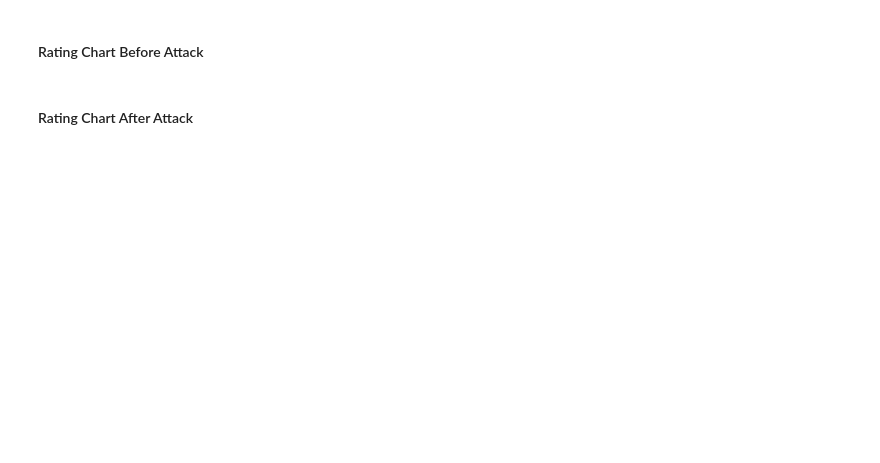
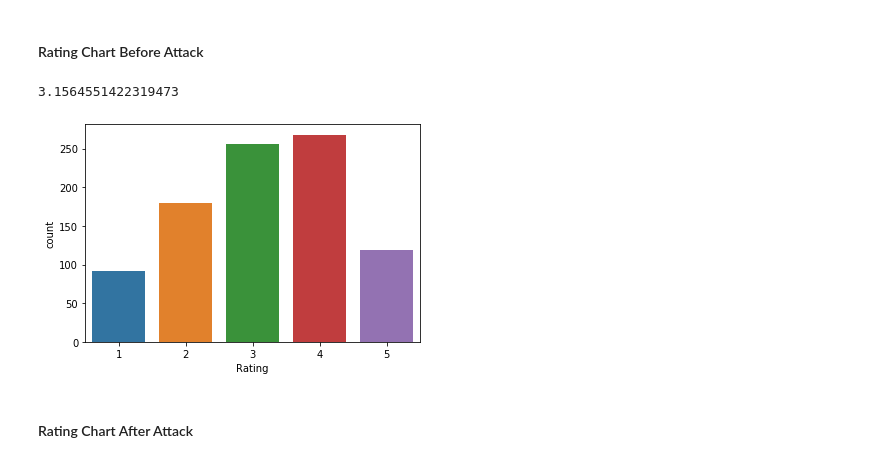
Before and after one commit to ebarkhordar/shilling-attack-detection-for-recommender-systems, a Jupyter notebook: analyze.ipynb, the cells around one changed output. Drawn from its saved outputs; the diff is of its cells as text; code cells hidden in the pictures; blank space fills up the shorter version.

```diff
--- a/analyze.ipynb
+++ b/analyze.ipynb
@@ -899,12 +927,13 @@ sample_entropy_list
 # %% [markdown]
 ### Import Data
 # %%
-df_rating = pd.read_csv("Resources/ratings.csv", engine='python')
-df_movie = pd.read_csv("Resources/movies.csv", engine='python')
+df_ratings = pd.read_csv("Resources/ratings.csv", engine='python')
+df_movies = pd.read_csv("Resources/movies.csv", engine='python')
 # %% [markdown]
 ### Select Target Movie
 # %%
-df=ratings_df
-target_movie_id=27
+df=df_ratings
+attack_size=100
+target_movie_id=70
 df_target_movie=df[(df.MovieID == target_movie_id)]
 df_target_movie
@@ -917,17 +960,16 @@ def insert_random_attack(df, target_movie_id, attack_size=50, filler_size_percen
     #target rating
     last_user_id=df.loc[df['UserID'].idxmax()].UserID
     for i in range(attack_size):
-        timestamp+=10000
+        timestamp+=1000
         new_row = {'UserID':last_user_id+i,
                    'MovieID':target_movie_id,
                    'Rating':target_rate,
                    'Timestamp':timestamp}
         df = df.append(new_row, ignore_index=True)
         #random fill iteam rating
-        df_random_movies=df_movie.sample(frac = 0.01)
+        df_random_movies=df_movies.sample(frac = 0.01)
         movie_list=df_random_movies.Id.unique().tolist()
         for movie_id in movie_list:
-            timestamp+=100
             if movie_id ==target_movie_id:
                 continue
             new_row = {'UserID':last_user_id+i,
@@ -937,5 +979,5 @@ def insert_random_attack(df, target_movie_id, attack_size=50, filler_size_percen
             df = df.append(new_row, ignore_index=True)
     return df
 # %%
-new_df=insert_random_attack(df, target_movie_id)
+new_df=insert_random_attack(df, target_movie_id, attack_size)
 new_df
@@ -944,6 +1000,10 @@ new_df
 # %%
 sns.countplot(x='Rating', data=df_target_movie)
 df_attacked_movie=new_df[(new_df.MovieID == target_movie_id)].sort_values(by='Timestamp')
+df_target_movie['Rating'].mean()
+# %% [output]
+3.1564551422319473
+[figure, added]
 # %% [markdown]
 #### Rating Chart After Attack
 # %%
```
Also changed, not shown: parts of 39 cells of this notebook.
